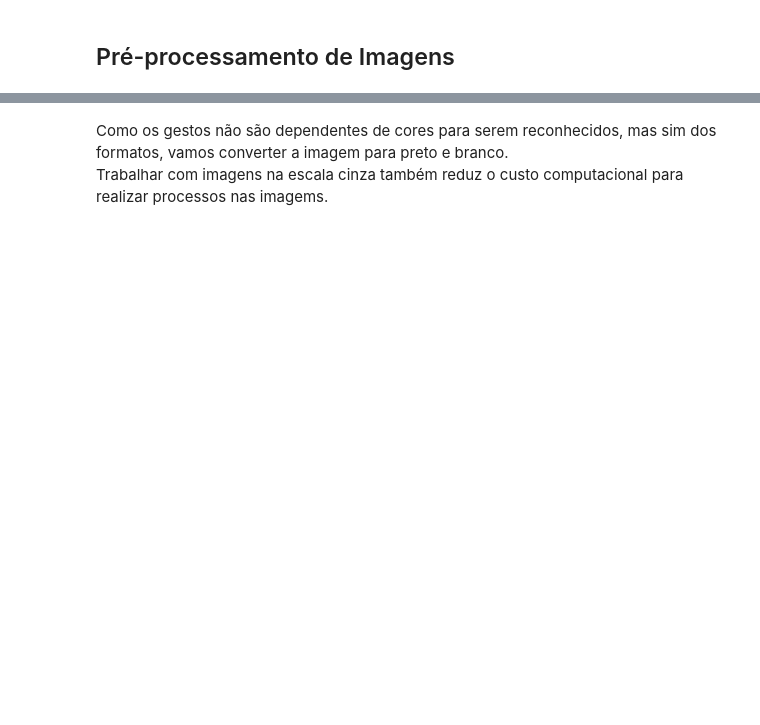
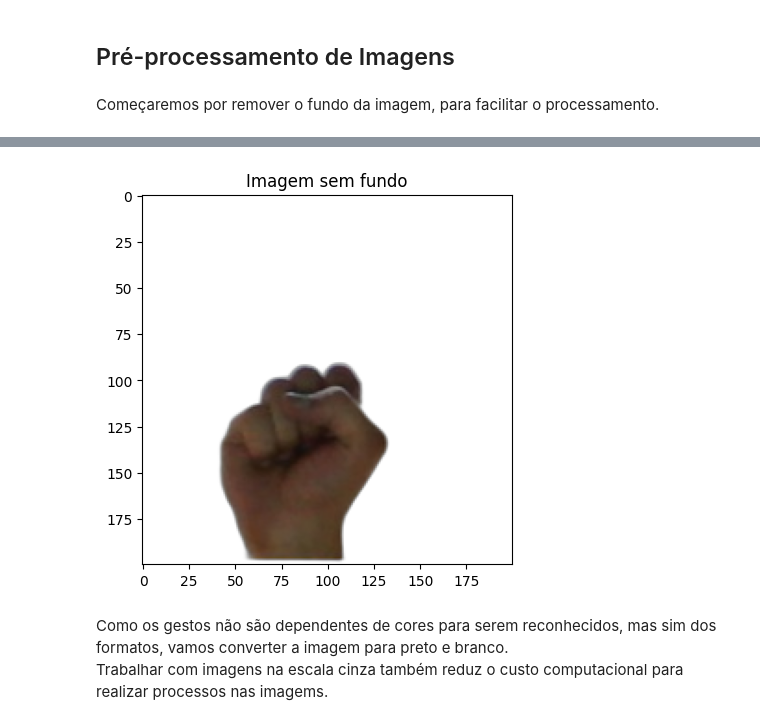
Before and after one commit to 0-lucas/ProjetoAvanti, a Jupyter notebook: pre_processamento.ipynb, the cells around one changed output, grey strips where cells are left out. Saved outputs shown, nothing was run; the diff lists cells and outputs as text; code cells hidden in the pictures; blank space fills up the shorter version.

```diff
--- a/pre_processamento.ipynb
+++ b/pre_processamento.ipynb
@@ -148,2 +148,11 @@ plt.show()
 # %% [markdown]
 ## Pré-processamento de Imagens
+# %% [markdown]
+Começaremos por remover o fundo da imagem, para facilitar o processamento.
+# %%
+img_sem_fundo = remove(image_rgb)
+
+plt.imshow(img_sem_fundo)
+plt.title('Imagem sem fundo')
+plt.show()
+# %% [output]
@@ -150,3 +160,4 @@ plt.show()
+[figure, added]
 # %% [markdown]
 Como os gestos não são dependentes de cores para serem reconhecidos, mas sim dos formatos, vamos converter a imagem para preto e branco.
 Trabalhar com imagens na escala cinza também reduz o custo computacional para realizar processos nas imagems.
```
Also changed, not shown: parts of 17 cells of this notebook.
